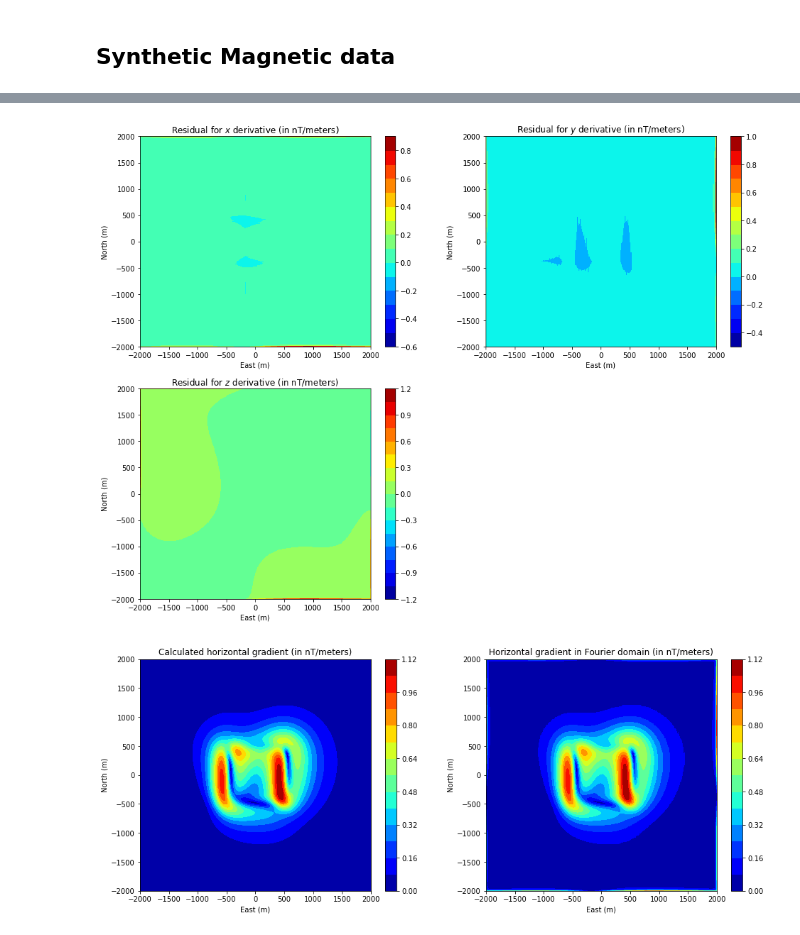
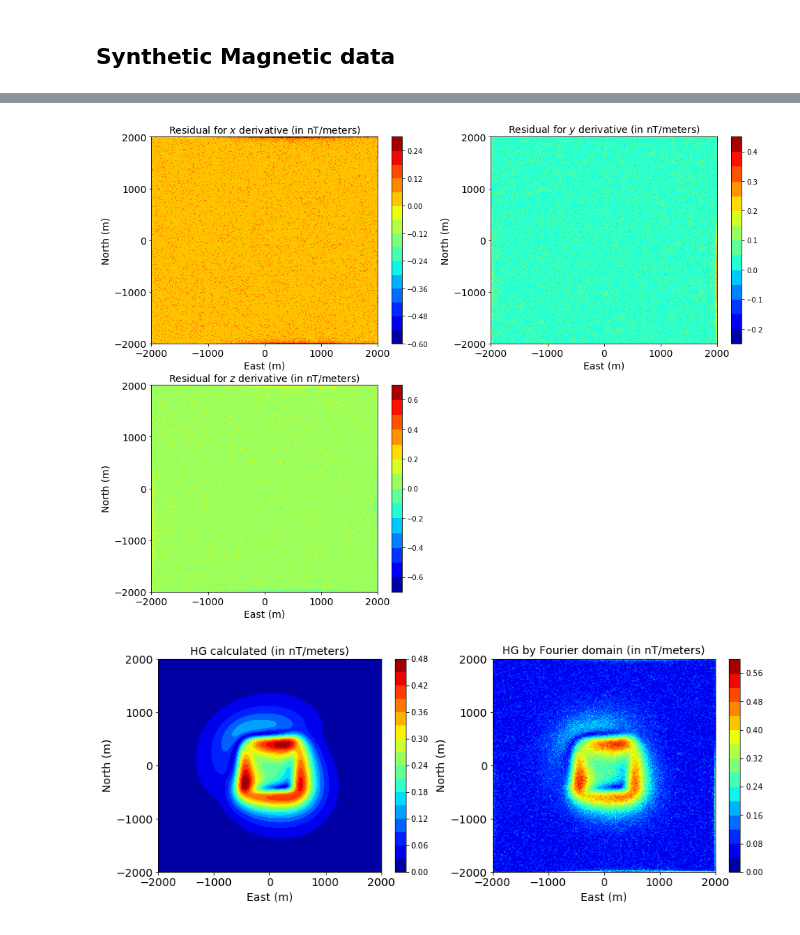
Before and after one commit to nelsondelimar/master, a Jupyter notebook: derivatives.ipynb, the cells around one changed output, grey strips where cells are left out. Saved outputs shown, nothing was run; the diff lists cells and outputs as text; code cells hidden in the pictures.

```diff
--- a/derivatives.ipynb
+++ b/derivatives.ipynb
@@ -33,10 +33,10 @@ z = -100.
 X, Y = np.meshgrid(x, y)
 # %%
 #Informations about the rectangular prisms that we will use
-prism = [-500., 500., -500., 500., 100., 300., 3.]
+prism = [-500., 500., -500., 500., 100., 600., 0.73]
 
 # Informations about the values for inclination and declination
-direc = [-25., 65.]
+incf, decf = 55., -30.
 # %%
 # Importing
 from codes.prism import prism_tf
@@ -56,5 +56,5 @@ Variation:  585.4390 nT
 # %%
 # Adding noise
-tfa = addnoise(tf, 5., 0.05)
+tfa = addnoise(tf, 1., 0.15)
 # %%
 # Plotting the total field anomaly
@@ -83,29 +87,29 @@ plt.show()
 from codes import derivative
 # %%
 # Calculating the first order horizontal derivative in X direction
-derivx = derivative.xderiv(x, y, tf, 1.)
+derivx = derivative.xderiv(x, y, tfa)
 
 # Calculating the first order horizontal derivative in Y direction
-derivy = derivative.yderiv(x, y, tf, 1.)
+derivy = derivative.yderiv(x, y, tfa)
 
 # Calculating the first order vertical derivative in Z direction
-derivz = derivative.zderiv(x, y, tf, 1.)
+derivz = derivative.zderiv(x, y, tfa)
 # %%
 # Calculating the numerical derivative
 delta = 10.
 # In X
-xi = prism_tf(X - delta, Y, z, prism, direc, direc)
-xf = prism_tf(X + delta, Y, z, prism, direc, direc)
+xi = prism_tf(X - delta, Y, z, prism, incf, decf)
+xf = prism_tf(X + delta, Y, z, prism, incf, decf)
 diffx = (xf - xi)/(2.*delta)
 
 # In Y
-yi = prism_tf(X, Y - delta, z, prism, direc, direc)
-yf = prism_tf(X, Y + delta, z, prism, direc, direc)
+yi = prism_tf(X, Y - delta, z, prism, incf, decf)
+yf = prism_tf(X, Y + delta, z, prism, incf, decf)
 diffy = (yf - yi)/(2.*delta)
 
 # In X
-zi = prism_tf(X, Y, z - 0.1*delta, prism, direc, direc)
-zf = prism_tf(X, Y, z + 0.1*delta, prism, direc, direc)
+zi = prism_tf(X, Y, z - 0.1*delta, prism, incf, decf)
+zf = prism_tf(X, Y, z + 0.1*delta, prism, incf, decf)
 diffz = (zf - zi)/(2.*0.1*delta)
 # %%
 # Plotting the results for x derivative
@@ -181,58 +195,66 @@ plt.show()
 plt.figure(figsize=(16,12))
 
 plt.subplot(2, 2, 1)
-plt.title('Residual for $x$ derivative (in nT/meters)')
+plt.title('Residual for $x$ derivative (in nT/meters)', fontsize = 14)
 plt.contourf(Y, X, diffx - derivx, 15, cmap = plt.cm.jet)
-plt.xlabel('East (m)')
-plt.ylabel('North (m)')
+plt.xlabel('East (m)', fontsize = 14)
+plt.ylabel('North (m)', fontsize = 14)
+plt.xticks(np.linspace(x.min(), x.max(), 5),fontsize = 14)
+plt.yticks(np.linspace(y.min(), y.max(), 5),fontsize = 14)
 plt.colorbar()
 
 plt.subplot(2, 2, 2)
-plt.title('Residual for $y$ derivative (in nT/meters)')
+plt.title('Residual for $y$ derivative (in nT/meters)', fontsize = 14)
 plt.contourf(Y, X, diffy - derivy, 15, cmap = plt.cm.jet)
-plt.xlabel('East (m)')
-plt.ylabel('North (m)')
+plt.xlabel('East (m)', fontsize = 14)
+plt.ylabel('North (m)', fontsize = 14)
+plt.xticks(np.linspace(x.min(), x.max(), 5),fontsize = 14)
+plt.yticks(np.linspace(y.min(), y.max(), 5),fontsize = 14)
 plt.colorbar()
 
 plt.subplot(2, 2, 3)
-plt.title('Residual for $z$ derivative (in nT/meters)')
+plt.title('Residual for $z$ derivative (in nT/meters)', fontsize = 14)
 plt.contourf(Y, X, diffz - derivz, 15, cmap = plt.cm.jet)
-plt.xlabel('East (m)')
-plt.ylabel('North (m)')
+plt.xlabel('East (m)', fontsize = 14)
+plt.ylabel('North (m)', fontsize = 14)
+plt.xticks(np.linspace(x.min(), x.max(), 5),fontsize = 14)
+plt.yticks(np.linspace(y.min(), y.max(), 5),fontsize = 14)
 plt.colorbar()
 
-plt.savefig('figures/deriv05-residual.png')
-
+plt.savefig('figures/deriv05-residual.png', facecolor='w', edgecolor='w', bbox_inches='tight')
 plt.show()
 # %% [output]
-[figure, old version]
+[figure, new version]
 # %%
 # Testing for horizontal gradient
 hg_calc = np.sqrt(diffx**2 + diffy**2)
 hg_four = np.sqrt(derivx**2 + derivy**2)
 # %%
 # Plotting the results for horizontal gradient
-plt.figure(figsize=(16,6))
+plt.figure(figsize=(14,5))
 
 plt.subplot(1, 2, 1)
-plt.title('Calculated horizontal gradient (in nT/meters)')
+plt.title('HG calculated (in nT/meters)', fontsize = 14)
 plt.contourf(Y, X, hg_calc, 15, cmap = plt.cm.jet)
-plt.xlabel('East (m)')
-plt.ylabel('North (m)')
+plt.xlabel('East (m)', fontsize = 14)
+plt.ylabel('North (m)', fontsize = 14)
+plt.xticks(np.linspace(x.min(), x.max(), 5),fontsize = 14)
+plt.yticks(np.linspace(y.min(), y.max(), 5),fontsize = 14)
 plt.colorbar()
 
 plt.subplot(1, 2, 2)
-plt.title('Horizontal gradient in Fourier domain (in nT/meters)')
+plt.title('HG by Fourier domain (in nT/meters)', fontsize = 14)
 plt.contourf(Y, X, hg_four, 15, cmap = plt.cm.jet)
-plt.xlabel('East (m)')
-plt.ylabel('North (m)')
+plt.xlabel('East (m)', fontsize = 14)
+plt.ylabel('North (m)', fontsize = 14)
+plt.xticks(np.linspace(x.min(), x.max(), 5),fontsize = 14)
+plt.yticks(np.linspace(y.min(), y.max(), 5),fontsize = 14)
 plt.colorbar()
 
-plt.savefig('figures/deriv06-horizontal-grad.png')
-
+plt.savefig('figures/deriv06-horizontal-grad.png', facecolor='w', edgecolor='w', bbox_inches='tight')
 plt.show()
 # %% [output]
-[figure, old version]
+[figure, new version]
 # %%
 # Testing for total gradient
 tg_calc = np.sqrt(diffx**2 + diffy**2 + diffz**2)
```
Also changed, not shown: parts of 8 cells of this notebook.
